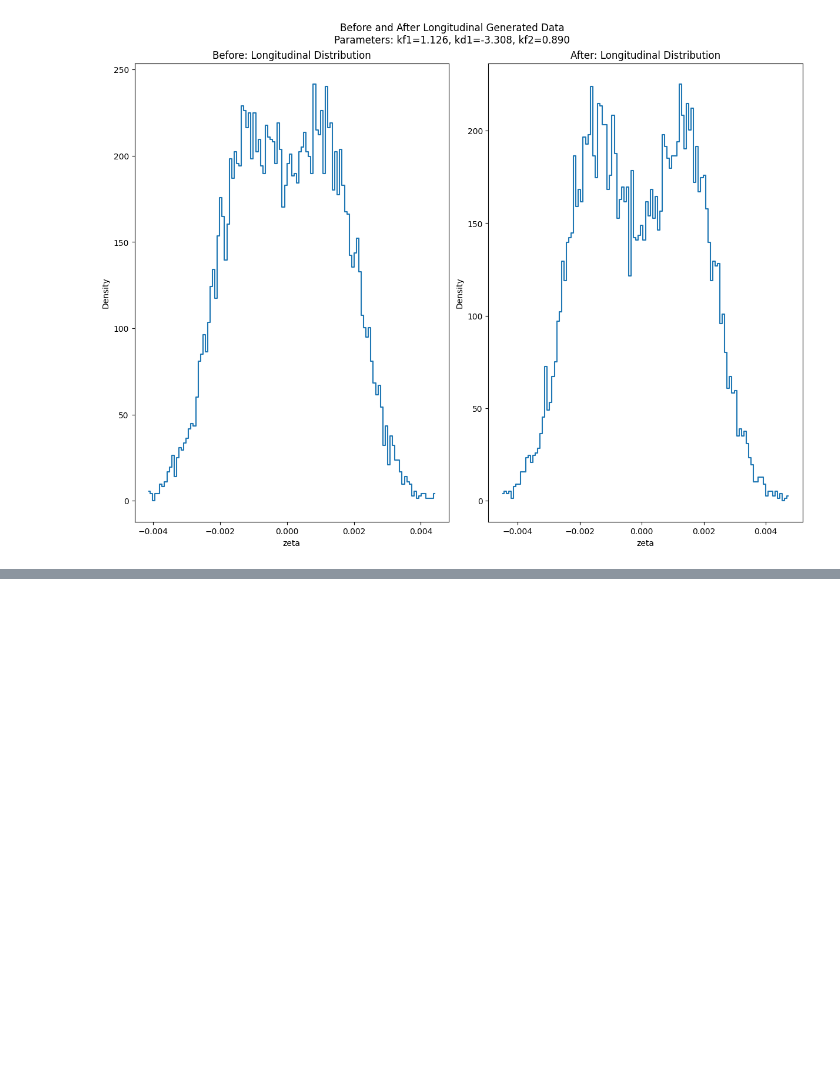
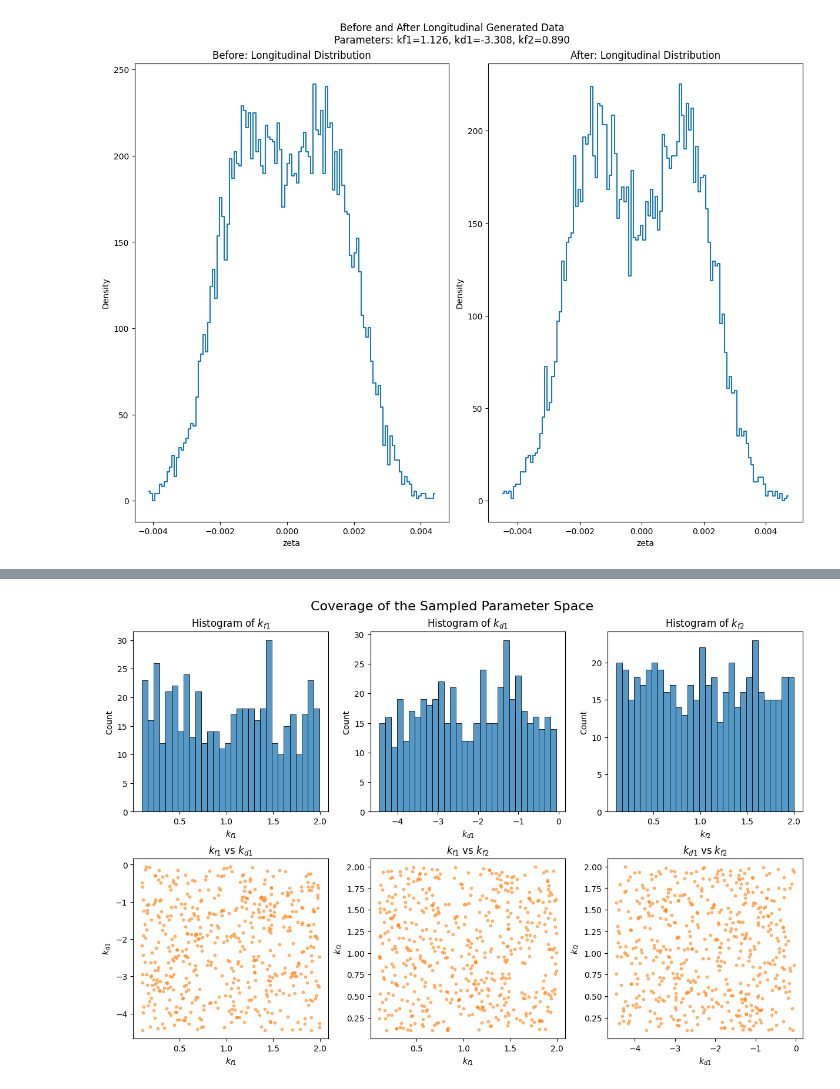
Before and after one commit to SantiagoM1227/ML4CollEffects, a Jupyter notebook: notebooks/40_Neural_Operators/Neural_Operators_FNO.ipynb, the cells around one changed output, grey strips where cells are left out. Cells and saved outputs as stored; diff of their text form; code cells hidden in the pictures; blank space fills up the shorter version.

```diff
--- a/notebooks/40_Neural_Operators/Neural_Operators_FNO.ipynb
+++ b/notebooks/40_Neural_Operators/Neural_Operators_FNO.ipynb
@@ -1030,0 +641,42 @@ plot_density_truth_vs_pred(sample_idx=idx_random)
+# %%
+import seaborn as sns
+import numpy as np
+
+import matplotlib.pyplot as plt
+
+def plot_parameter_space(mu: np.ndarray, figsize: tuple = (12, 8)) -> None:
+    """
+    Visualize the coverage of the sampled parameter space.
+
+    Parameters:
+        mu (np.ndarray): Array of shape (n_samples, 3) containing the parameter vectors (kf1, kd1, kf2).
+        figsize (tuple): Size of the figure.
+    """
+    if mu.shape[1] != 3:
+        raise ValueError("mu must have shape (n_samples, 3)")
+
+    labels = [r"$k_{f1}$", r"$k_{d1}$", r"$k_{f2}$"]
+    fig, axes = plt.subplots(2, 3, figsize=figsize, constrained_layout=True)
+
+    # Plot 1D histograms
+    for i in range(3):
+        sns.histplot(mu[:, i], kde=False, bins=30, ax=axes[0, i], color="C0")
+        axes[0, i].set_xlabel(labels[i])
+        axes[0, i].set_ylabel("Count")
+        axes[0, i].set_title(f"Histogram of {labels[i]}")
+
+    # Plot pairwise scatter plots
+    pairs = [(0, 1), (0, 2), (1, 2)]
+    for ax, (i, j) in zip(axes[1], pairs):
+        ax.scatter(mu[:, i], mu[:, j], alpha=0.5, s=10, color="C1")
+        ax.set_xlabel(labels[i])
+        ax.set_ylabel(labels[j])
+        ax.set_title(f"{labels[i]} vs {labels[j]}")
+
+    fig.suptitle("Coverage of the Sampled Parameter Space", fontsize=16)
+    plt.show()
+
+# Assuming `data["MU"]` contains the parameter vectors
+plot_parameter_space(data["MU"])
+# %% [output]
+[figure, added]
```
Also changed, not shown: parts of 16 cells of this notebook, 12 other files.
